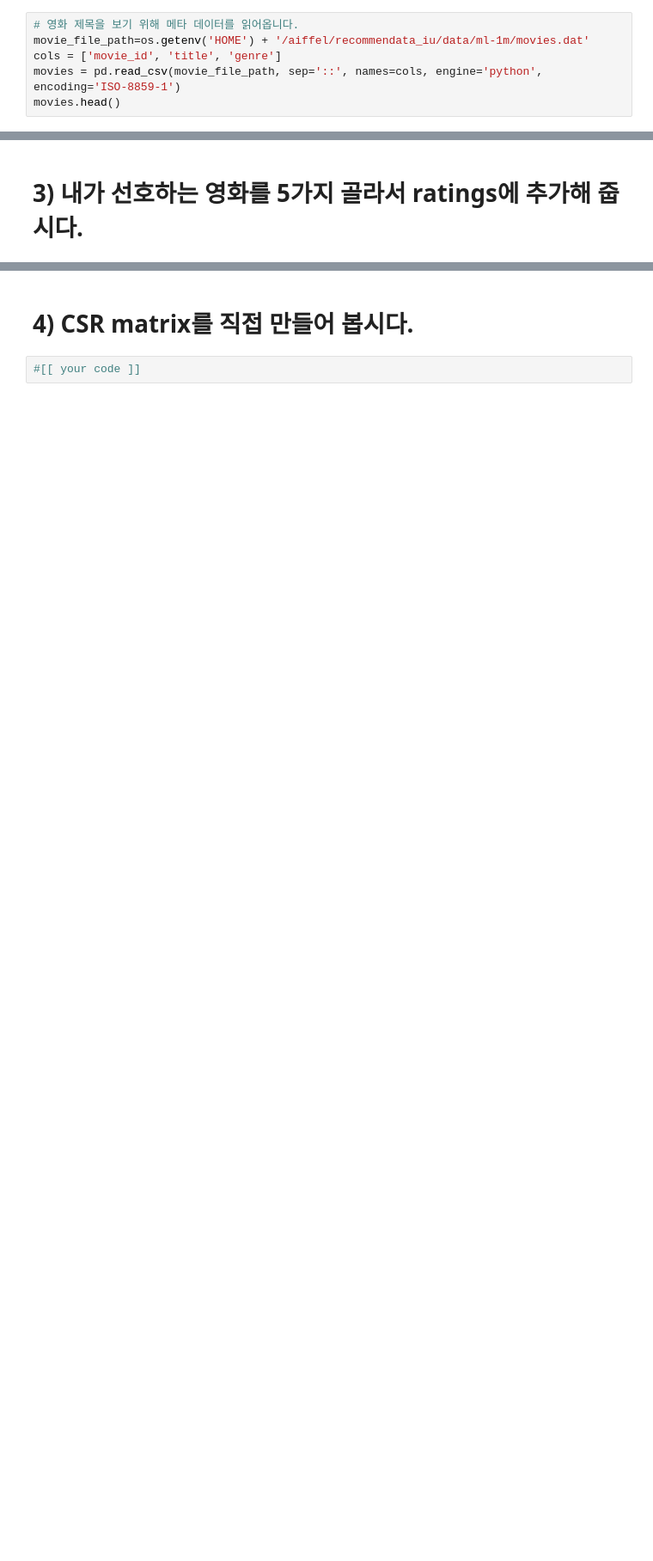
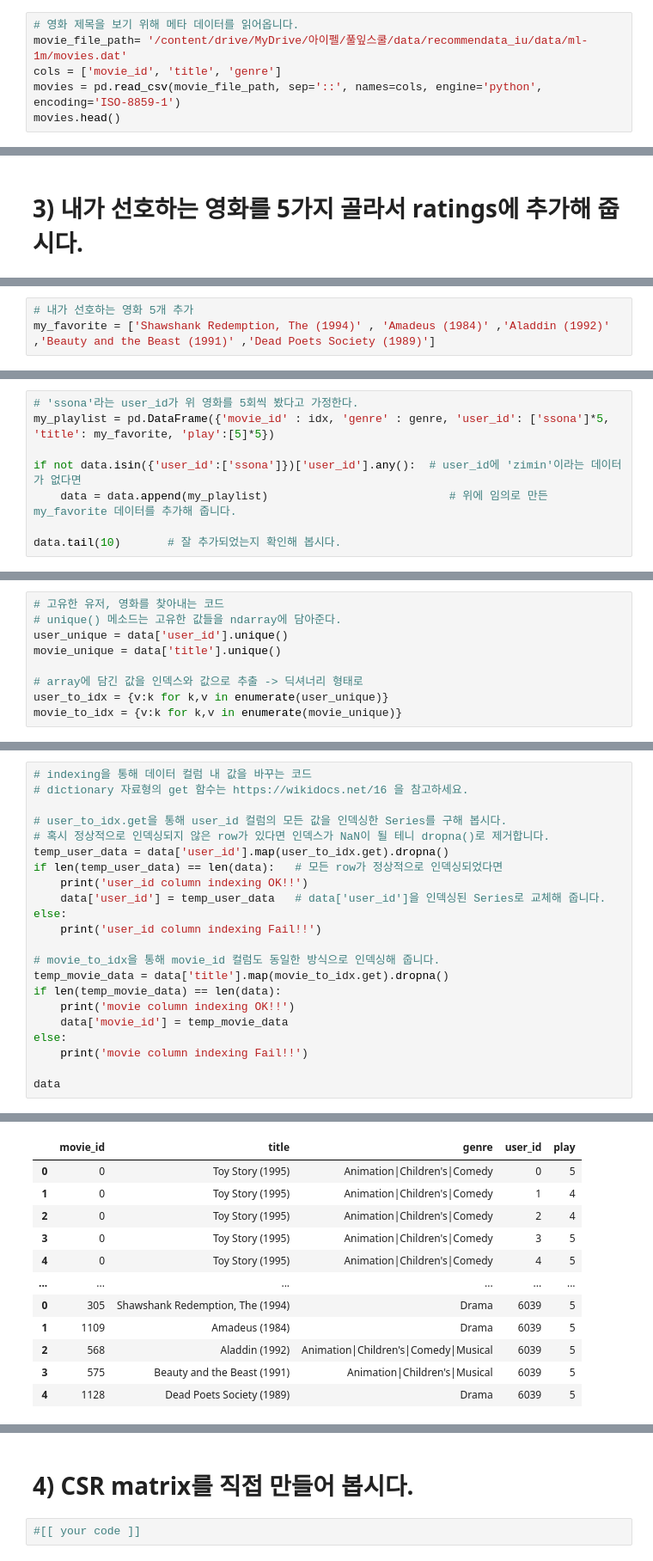
Before and after one commit to Seona056/AIFFEL_Daegu, a Jupyter notebook: [E-14] Movielens 영화 추천 실습.ipynb, the cells around one changed output, grey strips where cells are left out. Shown: that part at 86% size. Drawn from its saved outputs; the diff is of its cells as text; blank space fills up the shorter version.

```diff
--- a/[E-14] Movielens 영화 추천 실습.ipynb
+++ b/[E-14] Movielens 영화 추천 실습.ipynb
@@ -54,6 +112,6 @@ ratings['counts']
 # %%
 # 영화 제목을 보기 위해 메타 데이터를 읽어옵니다.
-movie_file_path=os.getenv('HOME') + '/aiffel/recommendata_iu/data/ml-1m/movies.dat'
+movie_file_path= '/content/drive/MyDrive/아이펠/풀잎스쿨/data/recommendata_iu/data/ml-1m/movies.dat'
 cols = ['movie_id', 'title', 'genre']
 movies = pd.read_csv(movie_file_path, sep='::', names=cols, engine='python', encoding='ISO-8859-1')
 movies.head()
@@ -75,0 +255,3 @@ movies.head()
+# %%
+# 내가 선호하는 영화 5개 추가
+my_favorite = ['Shawshank Redemption, The (1994)' , 'Amadeus (1984)' ,'Aladdin (1992)' ,'Beauty and the Beast (1991)' ,'Dead Poets Society (1989)']
@@ -75,0 +276,8 @@ movies.head()
+# %%
+# 'ssona'라는 user_id가 위 영화를 5회씩 봤다고 가정한다.
+my_playlist = pd.DataFrame({'movie_id' : idx, 'genre' : genre, 'user_id': ['ssona']*5, 'title': my_favorite, 'play':[5]*5})
+
+if not data.isin({'user_id':['ssona']})['user_id'].any():  # user_id에 'zimin'이라는 데이터가 없다면
+    data = data.append(my_playlist)                           # 위에 임의로 만든 my_favorite 데이터를 추가해 줍니다.
+
+data.tail(10)       # 잘 추가되었는지 확인해 봅시다.
@@ -75,0 +304,9 @@ movies.head()
+# %%
+# 고유한 유저, 영화를 찾아내는 코드
+# unique() 메소드는 고유한 값들을 ndarray에 담아준다.
+user_unique = data['user_id'].unique()
+movie_unique = data['title'].unique()
+
+# array에 담긴 값을 인덱스와 값으로 추출 -> 딕셔너리 형태로
+user_to_idx = {v:k for k,v in enumerate(user_unique)}
+movie_to_idx = {v:k for k,v in enumerate(movie_unique)}
@@ -75,0 +320,23 @@ movies.head()
+# %%
+# indexing을 통해 데이터 컬럼 내 값을 바꾸는 코드
+# dictionary 자료형의 get 함수는 https://wikidocs.net/16 을 참고하세요.
+
+# user_to_idx.get을 통해 user_id 컬럼의 모든 값을 인덱싱한 Series를 구해 봅시다.
+# 혹시 정상적으로 인덱싱되지 않은 row가 있다면 인덱스가 NaN이 될 테니 dropna()로 제거합니다.
+temp_user_data = data['user_id'].map(user_to_idx.get).dropna()
+if len(temp_user_data) == len(data):   # 모든 row가 정상적으로 인덱싱되었다면
+    print('user_id column indexing OK!!')
+    data['user_id'] = temp_user_data   # data['user_id']을 인덱싱된 Series로 교체해 줍니다.
+else:
+    print('user_id column indexing Fail!!')
+
+# movie_to_idx을 통해 movie_id 컬럼도 동일한 방식으로 인덱싱해 줍니다.
+temp_movie_data = data['title'].map(movie_to_idx.get).dropna()
+if len(temp_movie_data) == len(data):
+    print('movie column indexing OK!!')
+    data['movie_id'] = temp_movie_data
+else:
+    print('movie column indexing Fail!!')
+
+data
+# %% [output]
@@ -75,0 +345,12 @@ movies.head()
+|  | movie_id | title | genre | user_id | play |
+| 0 | 0 | Toy Story (1995) | Animation|Children's|Comedy | 0 | 5 |
+| 1 | 0 | Toy Story (1995) | Animation|Children's|Comedy | 1 | 4 |
+| 2 | 0 | Toy Story (1995) | Animation|Children's|Comedy | 2 | 4 |
+| 3 | 0 | Toy Story (1995) | Animation|Children's|Comedy | 3 | 5 |
+| 4 | 0 | Toy Story (1995) | Animation|Children's|Comedy | 4 | 5 |
+| ... | ... | ... | ... | ... | ... |
+| 0 | 305 | Shawshank Redemption, The (1994) | Drama | 6039 | 5 |
+| 1 | 1109 | Amadeus (1984) | Drama | 6039 | 5 |
+| 2 | 568 | Aladdin (1992) | Animation|Children's|Comedy|Musical | 6039 | 5 |
+| 3 | 575 | Beauty and the Beast (1991) | Animation|Children's|Musical | 6039 | 5 |
+| 4 | 1128 | Dead Poets Society (1989) | Drama | 6039 | 5 |
```
Also changed, not shown: parts of 130 cells of this notebook, 1 other file.
